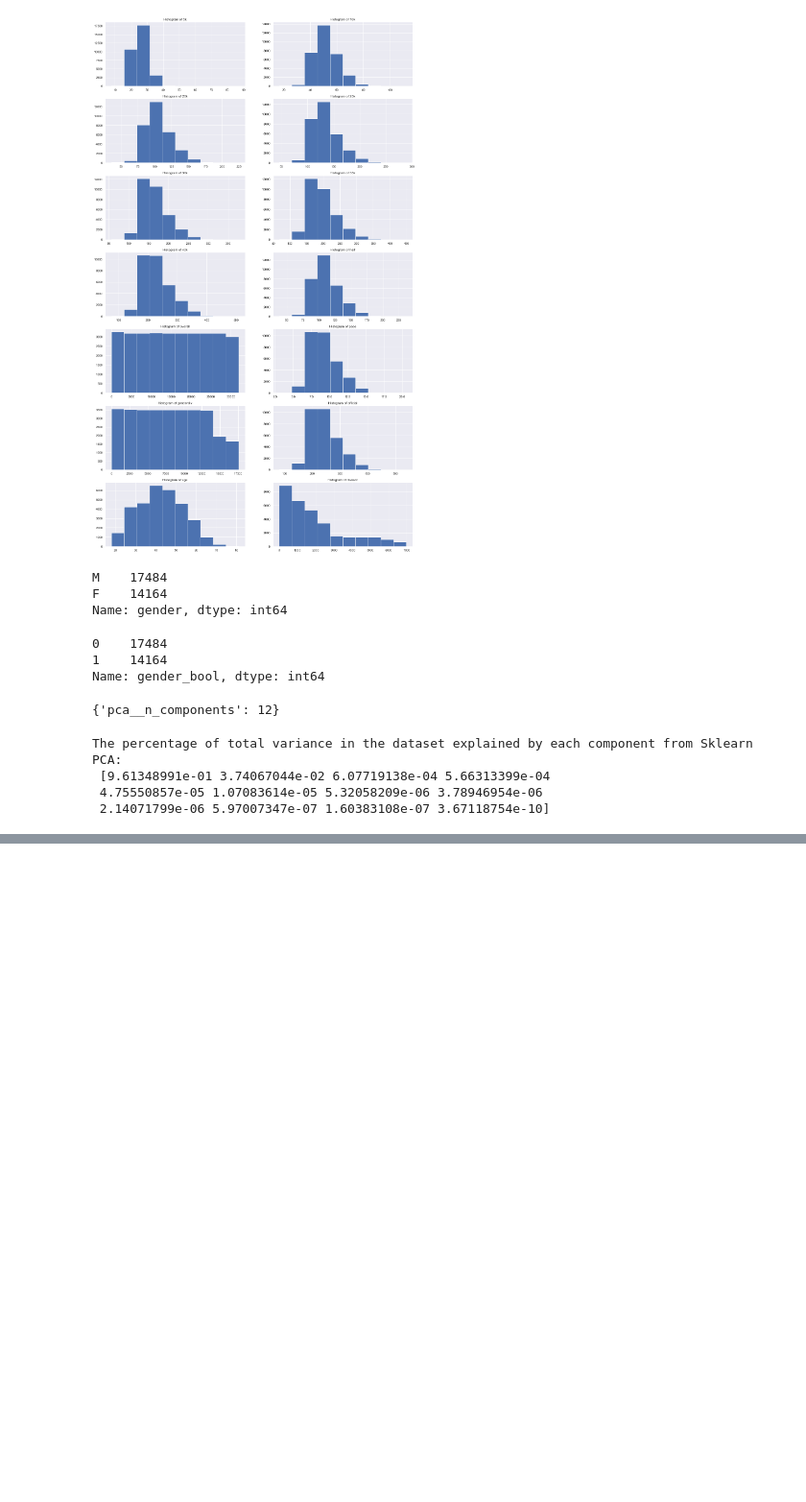
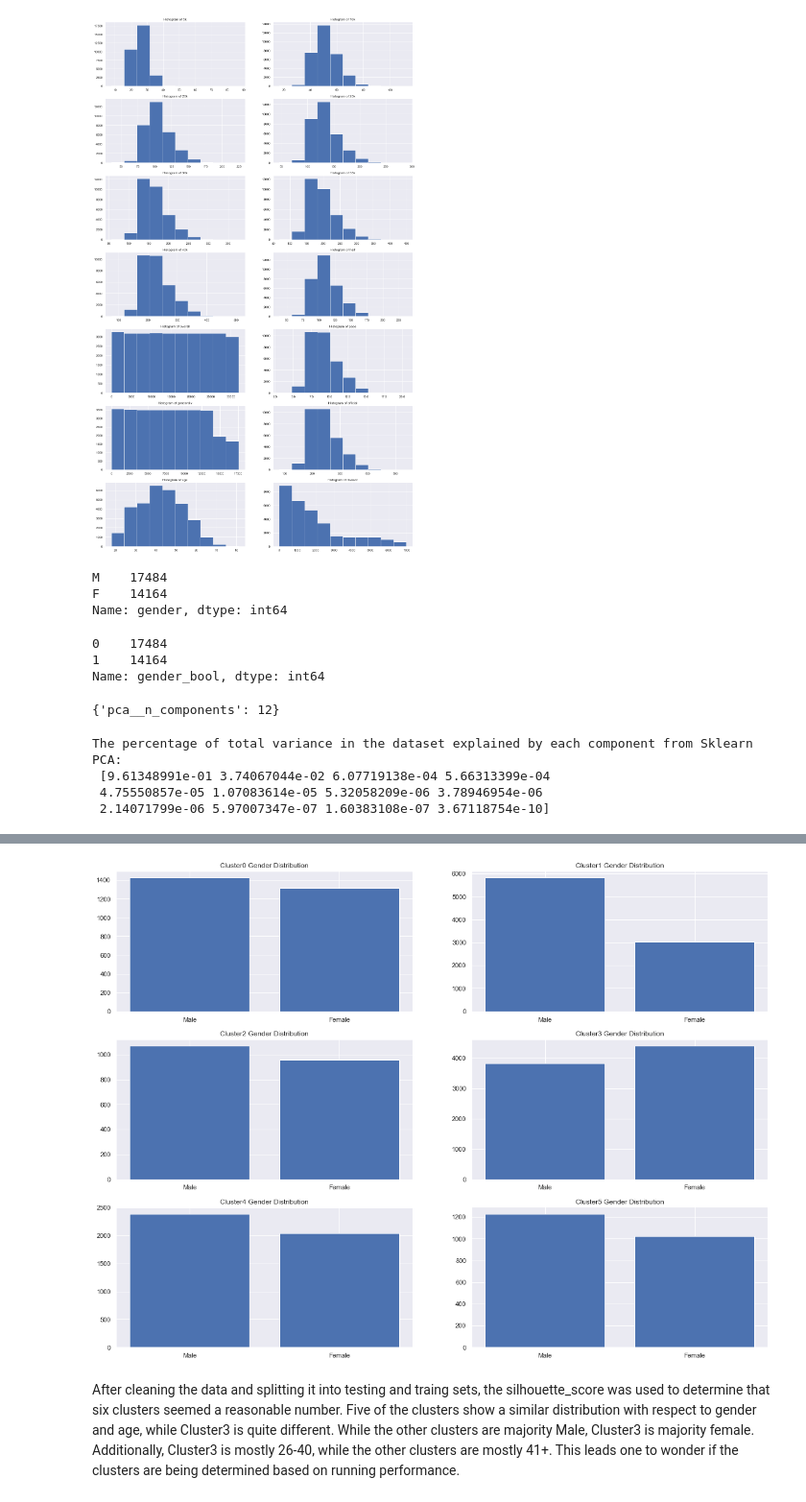
Before and after one commit to jlolavesen/thinkful, a Jupyter notebook: Mod30_4.ipynb, the cells around one changed output, grey strips where cells are left out. Shown at 96% size. Drawn from its saved outputs; the diff is of its cells as text; code cells hidden in the pictures; blank space fills up the shorter version.

```diff
--- a/Mod30_4.ipynb
+++ b/Mod30_4.ipynb
@@ -312,0 +358,46 @@ ValueError: Shape of passed values is (7912, 2), indices imply (3164, 2)
+# %%
+n1 = np.arange(2)
+c0_gender = [1424,1315]
+c1_gender = [5812,3013]
+c2_gender = [1070,959]
+c3_gender = [3822,4394]
+c4_gender = [2387,2036]
+c5_gender = [1228,1023]
+
+plt.figure(figsize=(20,15))
+
+plt.subplot(3,2,1)
+plt.bar(n1, c0_gender)
+plt.xticks(n1, ('Male', 'Female'))
+plt.title('Cluster0 Gender Distribution')
+
+plt.subplot(3,2,2)
+plt.bar(n1, c1_gender)
+plt.xticks(n1, ('Male', 'Female'))
+plt.title('Cluster1 Gender Distribution')
+
+plt.subplot(3,2,3)
+plt.bar(n1, c2_gender)
+plt.xticks(n1, ('Male', 'Female'))
+plt.title('Cluster2 Gender Distribution')
+
+plt.subplot(3,2,4)
+plt.bar(n1, c3_gender)
+plt.xticks(n1, ('Male', 'Female'))
+plt.title('Cluster3 Gender Distribution')
+
+plt.subplot(3,2,5)
+plt.bar(n1, c4_gender)
+plt.xticks(n1, ('Male', 'Female'))
+plt.title('Cluster4 Gender Distribution')
+
+plt.subplot(3,2,6)
+plt.bar(n1, c5_gender)
+plt.xticks(n1, ('Male', 'Female'))
+plt.title('Cluster5 Gender Distribution')
+
+plt.show()
+# %% [output]
+[figure, added]
+# %% [markdown]
+After cleaning the data and splitting it into testing and traing sets, the silhouette_score was used to determine that six clusters seemed a reasonable number.  Five of the clusters show a similar distribution with respect to gender and age, while Cluster3 is quite different.  While the other clusters are majority Male, Cluster3 is majority female.  Additionally, Cluster3 is mostly 26-40, while the other clusters are mostly 41+.  This leads one to wonder if the clusters are being determined based on running performance.
```
Also changed, not shown: parts of 10 cells of this notebook.
